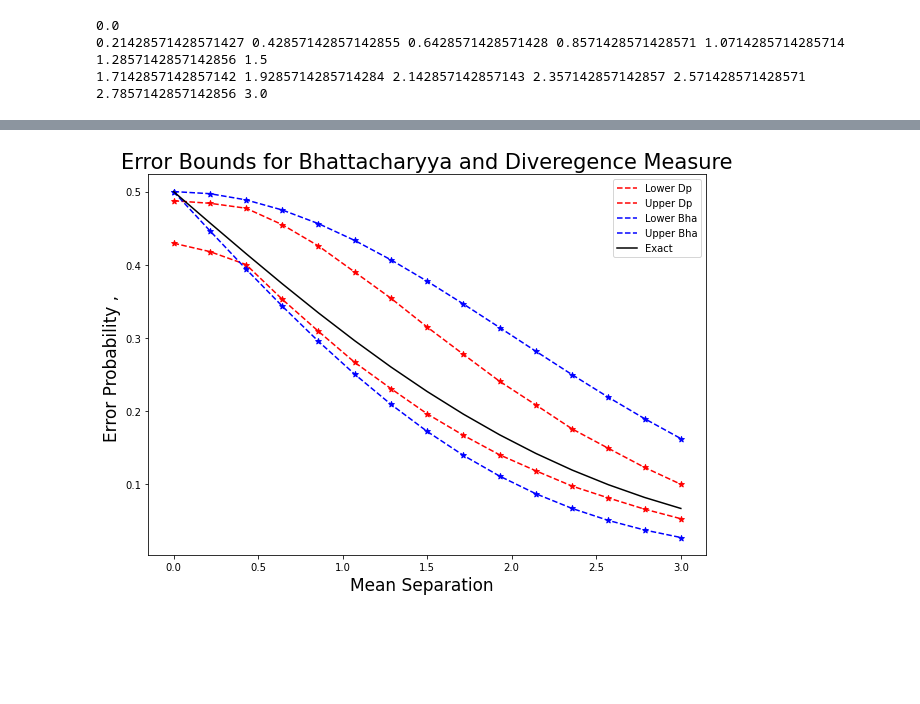
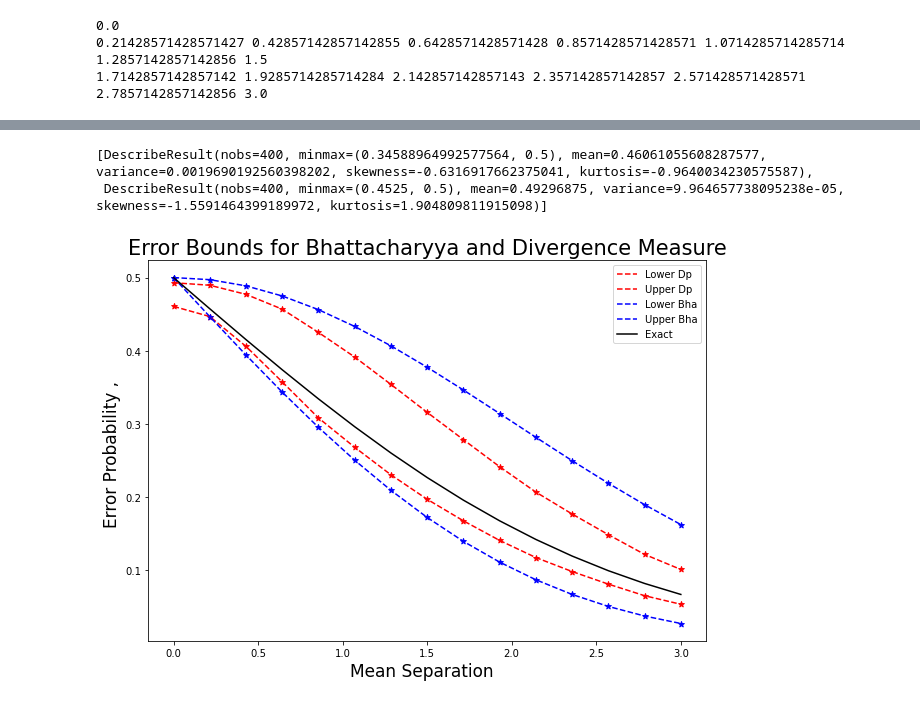
Before and after one commit to rj-may/BER_Bounds_Eval, a Jupyter notebook: mean_sep.ipynb, the cells around one changed output, grey strips where cells are left out. Drawn from its saved outputs; the diff is of its cells as text; code cells hidden in the pictures; blank space fills up the shorter version.

Commit message:
Two good plots

```diff
--- a/mean_sep.ipynb
+++ b/mean_sep.ipynb
@@ -49,7 +49,7 @@ for i in mean_sep:
     Bhattacharyya_l.append(a)
     Bhattacharyya_u.append(b)
 
-    dp_class = dp_bounds('mv_normal', params1, params2, MC_num,handle_errors= True, suppress_message=True)
+    dp_class = dp_bounds('mv_normal', params1, params2, MC_num,handle_errors= 'worst', suppress_message=True)
     dp_lst.append(dp_class)
 # %% [output]
 0.0
@@ -70,3 +85,8 @@ dp_lst[0].get_bounds_stats()
+# %%
+dp_lst[0].get_bounds_stats()
+# %% [output]
+[DescribeResult(nobs=400, minmax=(0.34588964992577564, 0.5), mean=0.46061055608287577, variance=0.0019690192560398202, skewness=-0.6316917662375041, kurtosis=-0.9640034230575587),
+ DescribeResult(nobs=400, minmax=(0.4525, 0.5), mean=0.49296875, variance=9.964657738095238e-05, skewness=-1.5591464399189972, kurtosis=1.904809811915098)]
 # %%
 exact = []
 
@@ -87,32 +107,32 @@ for i in mean_sep:
 # %%
 fs =17
 fig = plt.figure(figsize=(10, 7))
 ax = fig.add_subplot(111)
 
 # ax.set_xscale('log', base=10)
 # ax.set_yscale('log', base=10)
 
 ax.plot(mean_sep, dp_l, 'r--', label='Lower Dp')
 ax.plot(mean_sep, dp_u, 'r--', label='Upper Dp')
 
 ax.scatter(mean_sep, dp_l, color='r', marker='*')
 ax.scatter(mean_sep, dp_u, color ='r', marker ='*' )
 
 ax.plot(mean_sep, Bhattacharyya_l, 'b--', label='Lower Bha')
 ax.plot(mean_sep, Bhattacharyya_u, 'b--', label='Upper Bha')
 
 ax.plot(mean_sep, exact, 'k', label='Exact')
 
 ax.scatter(mean_sep, Bhattacharyya_l, color='b', marker='*')
 ax.scatter(mean_sep, Bhattacharyya_u, color ='b', marker ='*' )
 
 
 ax.set_xlabel("Mean Separation  ", fontsize = fs)
 ax.set_ylabel("Error Probability , ", fontsize=fs)
-ax.set_title("Error Bounds for Bhattacharyya and Diveregence Measure", fontsize = fs +4)
+ax.set_title("Error Bounds for Bhattacharyya and Divergence Measure", fontsize = fs +4)
 ax.legend()
-# plt.savefig("test.png",facecolor=(1,1,1,1))
+plt.savefig("bounds.png",facecolor=(1,1,1,1))
 
 plt.show()
 # %% [output]
-[figure, old version]
+[figure, new version]
```
Also changed, not shown: parts of 1 cell of this notebook, 2 other files.
